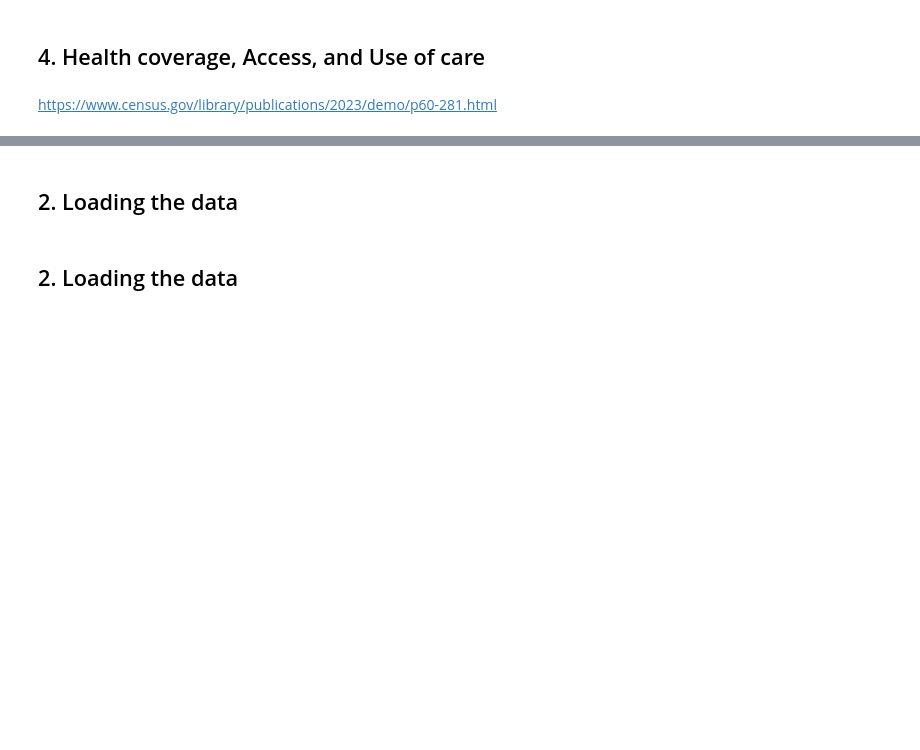
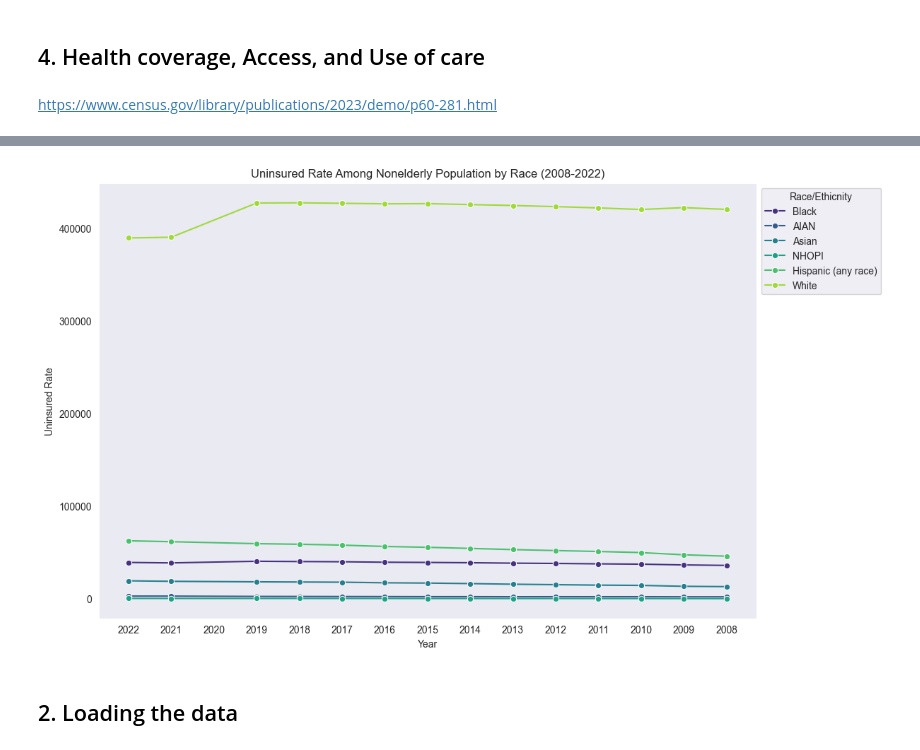
Before and after one commit to kellyle404/Risk_analysis_tech_stocks, a Jupyter notebook: US_cost_and_healthcare.ipynb, the cells around one changed output, grey strips where cells are left out. Saved outputs shown, nothing was run; the diff lists cells and outputs as text; code cells hidden in the pictures; blank space fills up the shorter version.

```diff
--- a/US_cost_and_healthcare.ipynb
+++ b/US_cost_and_healthcare.ipynb
@@ -114,7 +115,7 @@ race_total
 | 4 | NHOPI | 3515232 |
 | 5 | White | 1006408696 |
 # %%
-sns.set_style('darkgrid')
+sns.set_style('dark')
 sns.set_palette('viridis_r')
 plt.figure(figsize = (6, 6));
 
@@ -298,8 +324,20 @@ ValueError: Columns must be same length as key
-# %% [markdown]
-<a name="data_loading"></a>
-## 2. Loading the data
-# %%
-health[['2020 Uninsured']] = health[['2020 Uninsured']].interpolate(axis = 1, method = 'linear')
+# %%
+health_transposed = health.T
+health_transposed = health_transposed.iloc[:, 1:]
+
+plt.figure(figsize = (12, 8))
+sns.lineplot(
+    data = health_transposed,
+    markers = 'o',
+    palette = 'viridis',
+    dashes = False)
+
+plt.title('Uninsured Rate Among Nonelderly Population by Race (2008-2022)')
+plt.xlabel('Year')
+plt.ylabel('Uninsured Rate')
+plt.legend(title = 'Race/Ethicnity', bbox_to_anchor = (1, 1));
+# %% [output]
+[figure, added]
 # %% [markdown]
 <a name="data_loading"></a>
 ## 2. Loading the data
```
Also changed, not shown: parts of 3 cells of this notebook, 1 other file.
